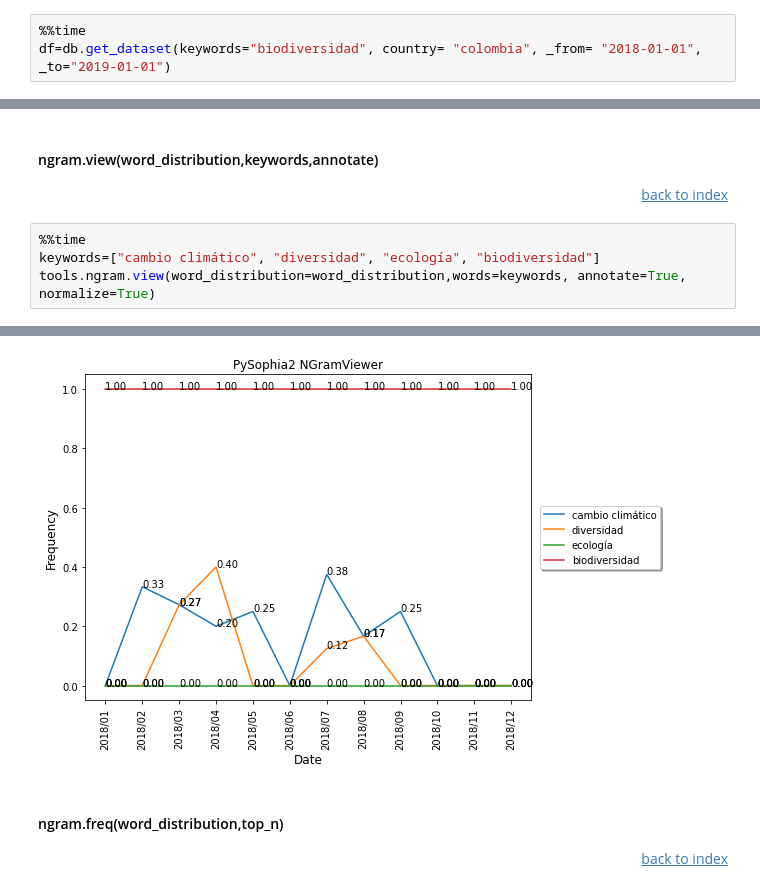
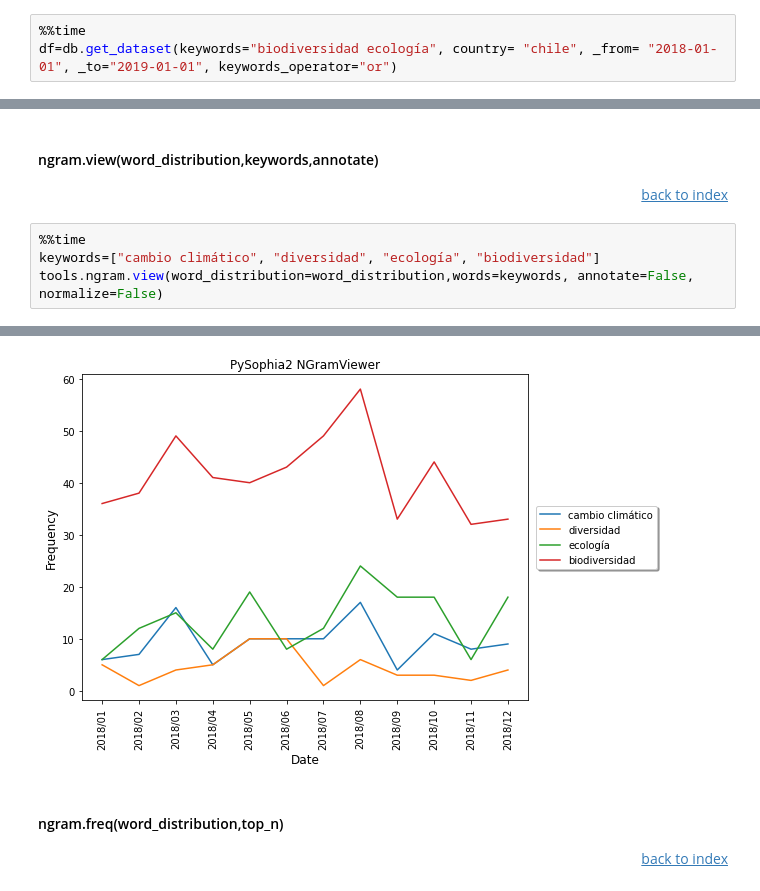
Before and after one commit to TeamSophia2/pySophia2, a Jupyter notebook: Example_notebook.ipynb, the cells around one changed output, grey strips where cells are left out. Drawn from its saved outputs; the diff is of its cells as text.

```diff
--- a/Example_notebook.ipynb
+++ b/Example_notebook.ipynb
@@ -319,4 +342,4 @@ Este dataset cuenta con las siguientes columnas para cada noticia:
 # %%
 %%time
-df=db.get_dataset(keywords="biodiversidad", country= "colombia", _from= "2018-01-01", _to="2019-01-01")
+df=db.get_dataset(keywords="biodiversidad ecología", country= "chile", _from= "2018-01-01", _to="2019-01-01", keywords_operator="or")
 # %% [output]
@@ -385,5 +392,5 @@ Wall time: 21 ms
 # %%
 %%time
 keywords=["cambio climático", "diversidad", "ecología", "biodiversidad"]
-tools.ngram.view(word_distribution=word_distribution,words=keywords, annotate=True, normalize=True)
+tools.ngram.view(word_distribution=word_distribution,words=keywords, annotate=False, normalize=False)
 # %% [output]
@@ -391,4 +398,4 @@ Wall time: 36.3 ms
-[figure, old version]
+[figure, new version]
 # %% [markdown]
 #### ngram.freq(word_distribution,top_n)
 <div style='text-align: right'><a href="#INDEX">back to index </a></div>
```
Also changed, not shown: parts of 30 cells of this notebook, 8 other files.
